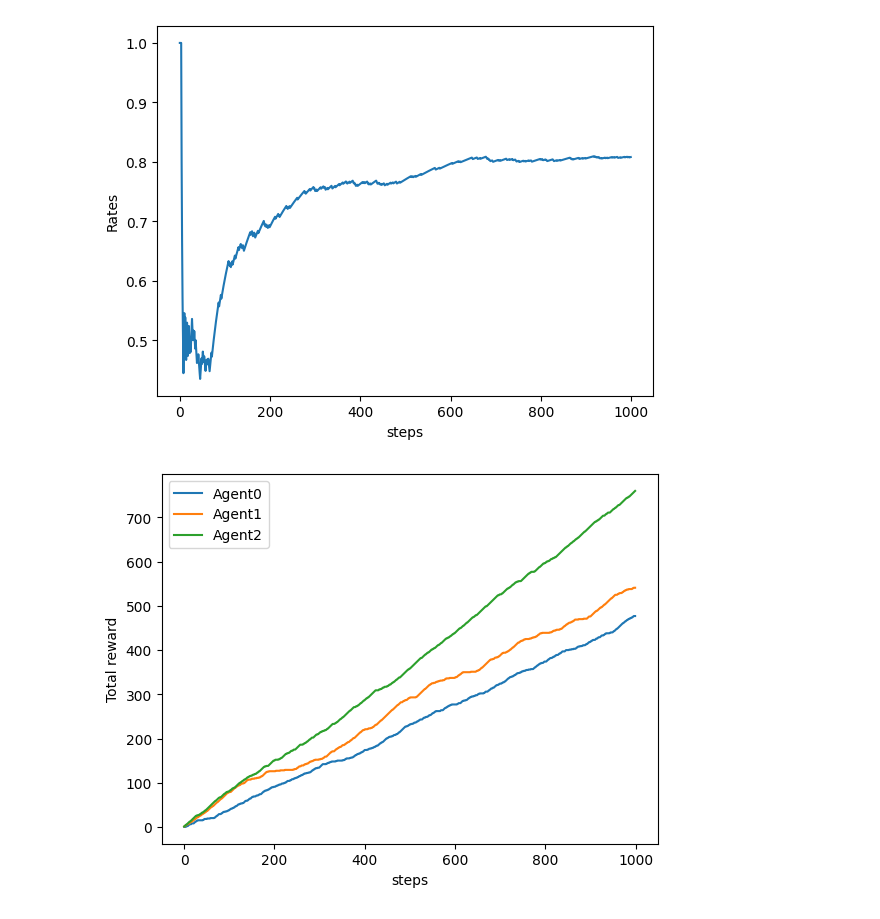
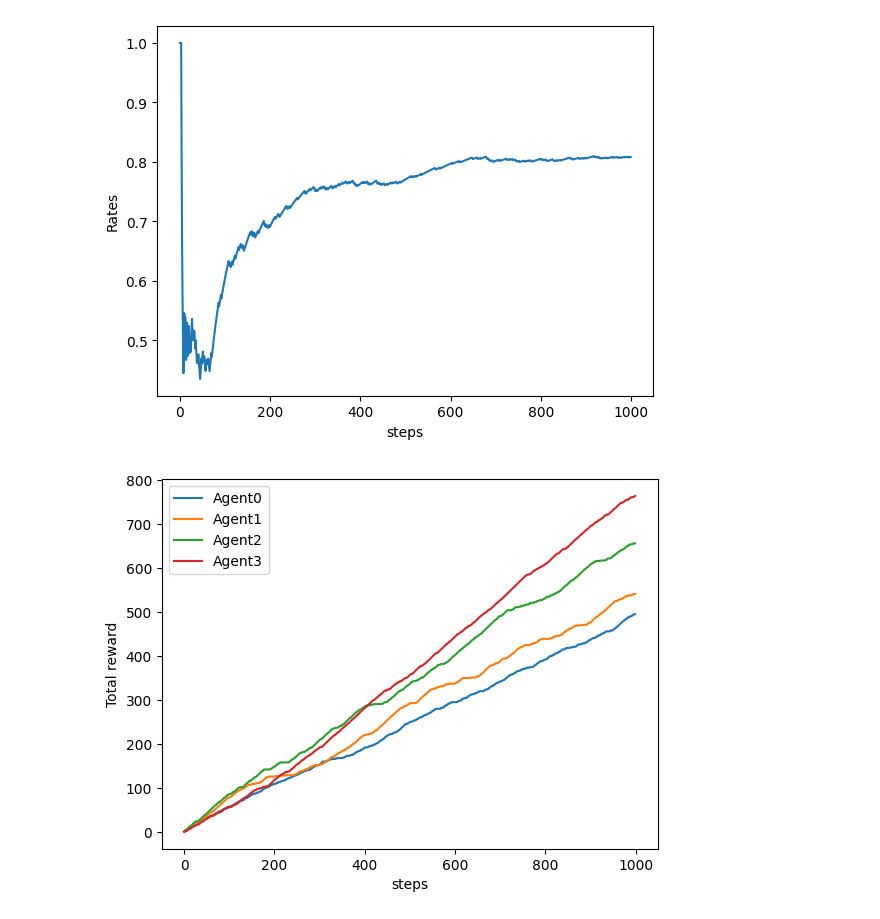
Before and after one commit to 4nands/4nands.github.io, a Jupyter notebook: Bandit.ipynb, the cells around one changed output. Saved outputs shown, nothing was run; the diff lists cells and outputs as text; code cells hidden in the pictures.

```diff
--- a/Bandit.ipynb
+++ b/Bandit.ipynb
@@ -88,8 +88,9 @@ plt.show()
 # %%
 import numpy as np
 import matplotlib.pyplot as plt
+import math
 
-class NonStatBandit:
+class Bandit:
 
   def __init__(self,arms=10):
 
@@ -137,7 +138,9 @@ class AlphaAgent:
 
   def update(self,action,reward):
 
-    self.Qs[action] += (reward-self.Qs[action]) *self.alpha
+    a = self.alpha
+
+    self.Qs[action] = a*(reward-self.Qs[action])
 
   def get_action(self):
 
@@ -148,6 +151,50 @@ class AlphaAgent:
     else:
       return np.argmax(self.Qs)
 
+
+class UCB1:
+
+  def __init__(self,action_size=10):
+
+    self.Qs = np.zeros(action_size)
+
+    self.n =np.zeros(action_size)
+    self.w =np.zeros(action_size)
+    self.v =np.zeros(action_size)
+
+    self.arm = None
+    self.time = 0
+
+  def update(self,action,reward):
+    arm = self.arm
+    self.time += 1
+
+    self.n[arm] += 1
+
+    if reward == 1.0:
+      self.w[arm] += 1
+
+    for i in range(len(self.n)):
+      if self.n[i] == 0:
+        return
+
+    for i in range(len(self.v)):
+      self.v[i] = self.w[i] /self.n[i] +(2*math.log(self.time) / self.n[i]) ** 0.5
+
+
+  def get_action(self):
+
+    self.arm = np.argmax(self.v)
+
+
+    for i in range(len(self.n)):
+      if self.n[i] == 0:
+        self.arm = i
+        break
+
+    return self.arm
+
+
 steps = 1000
 M = 10
 
@@ -156,47 +203,58 @@ alpha = 0.3
 
 np.random.seed(0)
 
-bandit0 = NonStatBandit(arms=M)
-bandit1 = NonStatBandit(arms=M)
-bandit2 = NonStatBandit(arms=M)
+bandit0 = Bandit(arms=M)
+bandit1 = Bandit(arms=M)
+bandit2 = Bandit(arms=M)
+bandit3 = Bandit(arms=M)
 agent1 = Agent(eps)
 agent2 = AlphaAgent(eps,alpha)
+agent3 = UCB1()
 total_reward0 = 0
 total_rewards0 = []
 total_reward1 = 0
 total_rewards1 = []
 total_reward2 = 0
 total_rewards2 = []
-
+total_reward3 = 0
+total_rewards3 = []
 
 for step in range(steps):
   action = np.random.randint(M)
   total_reward0 += bandit0.play(action)
   total_rewards0 += [total_reward0]
-
-
 
 for step in range(steps):
   action = agent1.get_action()
   reward = bandit1.play(action)
   agent1.update(action,reward)
   total_reward1 += reward
   total_rewards1 += [total_reward1]
 
 for step in range(steps):
   action = agent2.get_action()
   reward = bandit2.play(action)
   agent2.update(action,reward)
   total_reward2 += reward
   total_rewards2 += [total_reward2]
 
+for step in range(steps):
+  action = agent3.get_action()
+  reward = bandit3.play(action)
+  agent3.update(action,reward)
+  total_reward3 += reward
+  total_rewards3 += [total_reward3]
+
+
+
 
 plt.ylabel('Total reward')
 plt.xlabel('steps')
 plt.plot(total_rewards0,label='Agent0')
 plt.plot(total_rewards1,label='Agent1')
 plt.plot(total_rewards2,label='Agent2')
+plt.plot(total_rewards3,label='Agent3')
 plt.legend(loc='best')
 plt.show()
 # %% [output]
-[figure, old version]
+[figure, new version]
```
Also changed, not shown: parts of 1 cell of this notebook.
